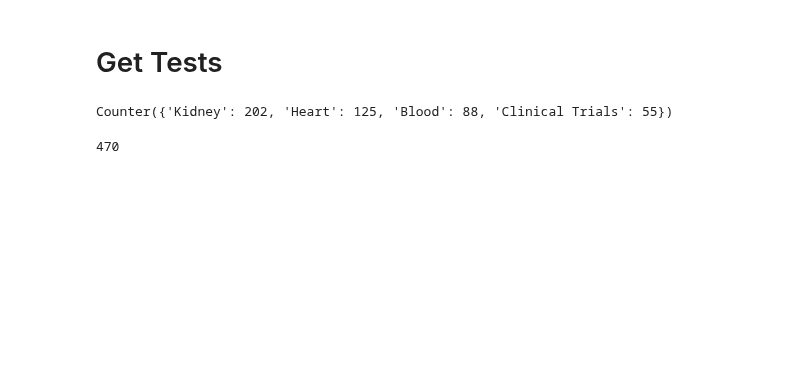
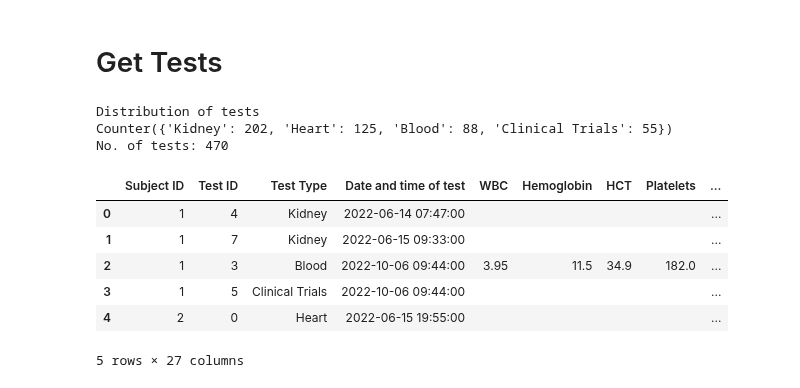
Before and after one commit to WeiYanPeh/2D-to-3D-mesh-reconstruction, a Jupyter notebook: main_0_data_analysis.ipynb, the cells around one changed output. Saved outputs shown, nothing was run; the diff lists cells and outputs as text; code cells hidden in the pictures; blank space fills up the shorter version.

```diff
--- a/main_0_data_analysis.ipynb
+++ b/main_0_data_analysis.ipynb
@@ -187,23 +179,21 @@ df_summary = []
 for subject in list_subject:
     temp = dict_subject[subject]['Visit'].copy()
 
-
     for key, value in temp.items():
 
         dict_info = {
             'Subject ID': subject,
-            'Visit ID': key.replace('visit_', '')}
+            'Visit ID': key.replace('visit_', '')
+            }
 
         dict_info.update(value)
-        # print(dict_info)
-
         df_summary.append(dict_info)
 
 df_summary = pd.DataFrame(df_summary)
 
-# Preprocess
-df_summary['Weight'] = df_summary['Weight'].apply(lambda x: str(x).replace('kg', '').strip() if x is not None else x)
-df_summary['Weight'] = df_summary['Weight'].apply(lambda x: str(x).replace('..', '.').strip() if x is not None else x)
+# Preprocess numeric details
+df_summary['Weight'] = df_summary['Weight'].apply(lambda x: str(x).replace('kg', '').strip() if x is not None else x) # Accidentally add kg in the values
+df_summary['Weight'] = df_summary['Weight'].apply(lambda x: str(x).replace('..', '.').strip() if x is not None else x) # Accidentally add ..
 
 df_summary['SPO2'] = df_summary['SPO2'].apply(lambda x: str(x).replace('%', '').strip() if x is not None else x)
 
@@ -220,15 +210,13 @@ leg_columns_all = [
 
 for col in leg_columns_all:
     df_summary[col] = df_summary[col].apply(lambda x: str(x).replace('..', '.').strip() if x is not None else x)
+    df_summary[col] = df_summary[col].apply(lambda x: str(x).replace('/', '.').strip() if x is not None else x)
 
-
-column = 'Right foot circumference at center (cm)'
-df_summary[column] = df_summary[column].apply(lambda x: str(x).replace('/', '.').strip() if x is not None else x)
-
-# Preprocess weight
+# Preprocess comments
 column = 'How is the subject feeling today'
 df_summary[column] = df_summary[column].apply(lambda x: str(x).lower() if x is not None else x)
 
+# Save
 df_summary = df_summary.fillna('')
 df_summary.to_csv(f'/home/weiyanpeh/Git/SFM_Related/CADENCE/SHAPE/subject_visit.csv', index=False)
-# print(df_summary)
+df_summary.head(5)
@@ -238,49 +234,53 @@ df_summary.to_csv(f'/home/weiyanpeh/Git/SFM_Related/CADENCE/SHAPE/subject_visit.
 df_summary = []
 for subject in list_subject:
     temp = dict_subject[subject]['Test'].copy()
-
 
     for key, value in temp.items():
 
         # Update all date time to same column
         if 'Date/time of test' in value.keys():
             value['Date and time of test'] = value.pop('Date/time of test')
 
         # Get type of test
         test_type = ''
         if 'Troponin' in value.keys():
             test_type = 'Heart'
         elif 'Sodium' in value.keys():
             test_type = 'Kidney'
         elif 'Hemoglobin' in value.keys():
             test_type = 'Blood'
         elif 'NT-ProBNP' in value.keys():
             test_type = 'Clinical Trials'
 
         dict_info = {
             'Subject ID': subject,
             'Test ID': key.replace('test_', ''),
             'Test Type': test_type}
 
         dict_info.update(value)
-        # print(dict_info)
-
         df_summary.append(dict_info)
 
 df_summary = pd.DataFrame(df_summary)
 
 df_summary = df_summary.fillna('')
-
 df_summary['Date and time of test'] = pd.to_datetime(df_summary['Date and time of test'])
 df_summary = df_summary.groupby('Subject ID').apply(lambda x: x.sort_values(by='Date and time of test')).reset_index(drop=True)
 
+print('Distribution of tests')
+pprint(Counter(df_summary['Test Type'].tolist()))
+
+print(f'No. of tests: {len(df_summary)}')
+
 df_summary.to_csv(f'/home/weiyanpeh/Git/SFM_Related/CADENCE/SHAPE/subject_test.csv', index=False)
-# print(df_summary)
+df_summary.head(5)
+# %% [output]
+Distribution of tests
+Counter({'Kidney': 202, 'Heart': 125, 'Blood': 88, 'Clinical Trials': 55})
+No. of tests: 470
+|  | Subject ID | Test ID | Test Type | Date and time of test | WBC | Hemoglobin | HCT | Platelets | ... |
+| 0 | 1 | 4 | Kidney | 2022-06-14 07:47:00 |  |  |  |  | ... |
+| 1 | 1 | 7 | Kidney | 2022-06-15 09:33:00 |  |  |  |  | ... |
+| 2 | 1 | 3 | Blood | 2022-10-06 09:44:00 | 3.95 | 11.5 | 34.9 | 182.0 | ... |
+| 3 | 1 | 5 | Clinical Trials | 2022-10-06 09:44:00 |  |  |  |  | ... |
+| 4 | 2 | 0 | Heart | 2022-06-15 19:55:00 |  |  |  |  | ... |
+5 rows × 27 columns
-# %%
-Counter(df_summary['Test Type'].tolist())
-# %% [output]
-Counter({'Kidney': 202, 'Heart': 125, 'Blood': 88, 'Clinical Trials': 55})
-# %%
-len(df_summary)
-# %% [output]
-470
```
Also changed, not shown: parts of 9 cells of this notebook, 7 other files.
